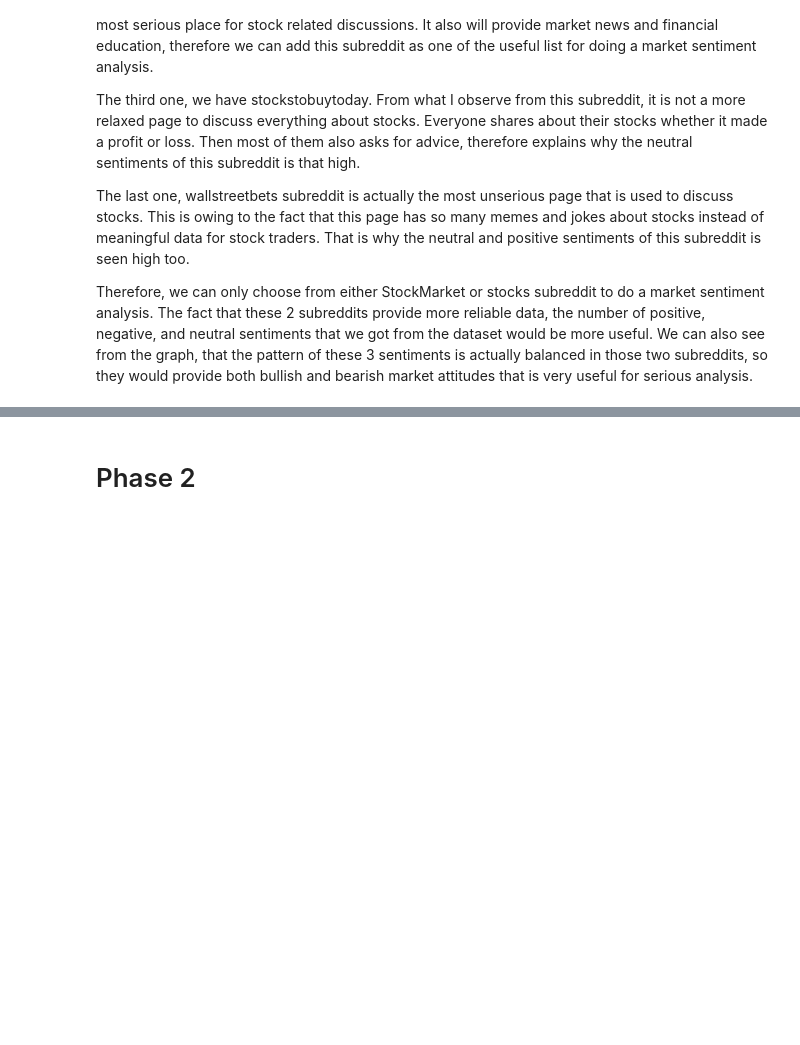
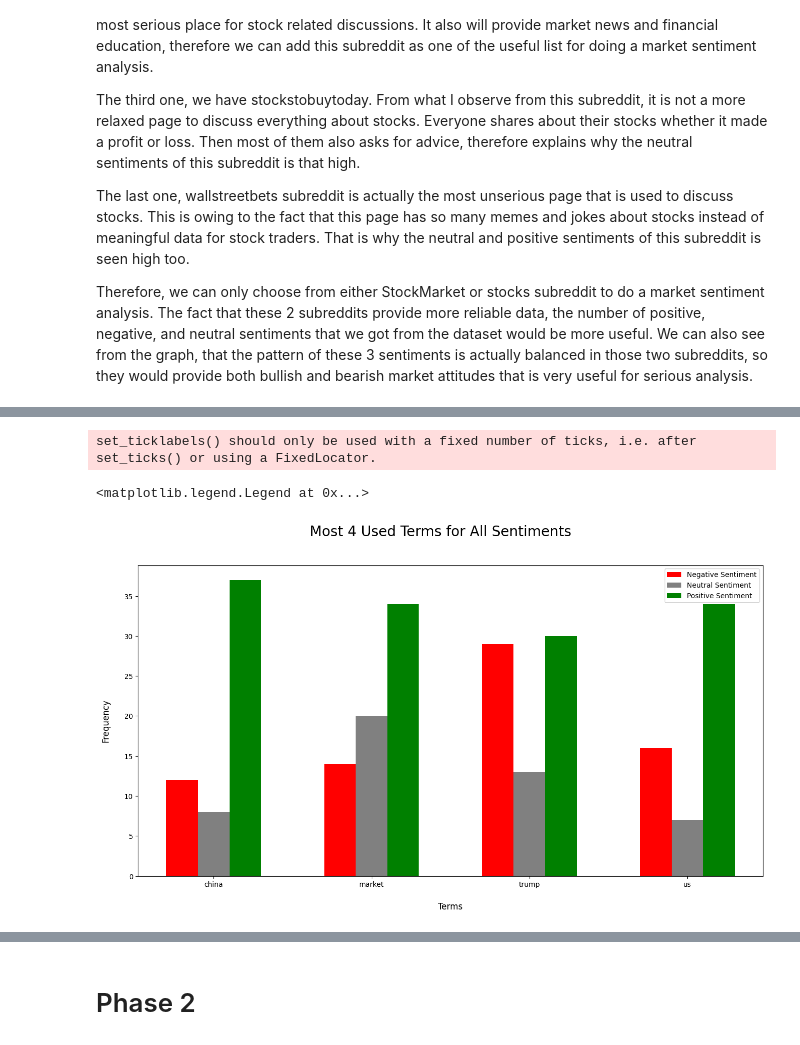
Before and after one commit to Osiris181/DM2025-Lab1-Exercise, a Jupyter notebook: DM2025-Lab1-Homework.ipynb, the cells around one changed output, grey strips where cells are left out. Drawn from its saved outputs; the diff is of its cells as text; code cells hidden in the pictures; blank space fills up the shorter version.

Commit message:
added new visualization

```diff
--- a/DM2025-Lab1-Homework.ipynb
+++ b/DM2025-Lab1-Homework.ipynb
@@ -771,0 +847,13 @@ Therefore, we can only choose from either StockMarket or stocks subreddit to do
+# %%
+positive_term_data = pd.concat([pd.DataFrame(positive_feature_extract.get_feature_names_out().tolist(), columns=["Features"]), pd.DataFrame(positive_term_frequencies.tolist(), columns=["Frequency"])], axis=1)
+positive_term_data = positive_term_data.sort_values(by="Frequency", ascending=False)
+
+fig = px.bar(x=positive_term_data.Features[:30], y=positive_term_data.Frequency[:30])
+fig.update_layout(
+    title={
+        'text': 'Terms Frequencies of Positive Terms Chart',
+        'x': 0.5,
+        'xanchor': 'center'
+    }
+)
+fig.show()
@@ -771,0 +862,4 @@ Therefore, we can only choose from either StockMarket or stocks subreddit to do
+# %%
+negative_words = negative_term_data[negative_term_data['Features'].isin(['china', 'market', 'us', 'trump'])]
+negative_words = negative_words.sort_index()
+negative_words
@@ -771,0 +872,4 @@ Therefore, we can only choose from either StockMarket or stocks subreddit to do
+# %%
+neutral_words = neutral_term_data[neutral_term_data['Features'].isin(['china', 'market', 'us', 'trump'])]
+neutral_words = neutral_words.sort_index()
+neutral_words
@@ -771,0 +882,4 @@ Therefore, we can only choose from either StockMarket or stocks subreddit to do
+# %%
+positive_words = positive_term_data[positive_term_data['Features'].isin(['china', 'market', 'us', 'trump'])]
+positive_words = positive_words.sort_index()
+positive_words
@@ -771,0 +892,22 @@ Therefore, we can only choose from either StockMarket or stocks subreddit to do
+# %%
+x_pos = np.arange(len(negative_words))
+width = 0.2
+bar2_width = [width + x for x in x_pos]
+bar3_width = [width + x for x in bar2_width]
+x_pos
+
+fig, ax = plt.subplots(figsize=(16, 8))
+fig.suptitle("Most 4 Used Terms for All Sentiments", fontsize=20)
+
+ax.bar(x_pos, negative_words.Frequency, label="Negative Sentiment", width=width, color='red')
+ax.bar(bar2_width, neutral_words.Frequency, label="Neutral Sentiment", width=width, color='gray')
+ax.bar(bar3_width, positive_words.Frequency, label="Positive Sentiment", width=width, color='green')
+ax.set_xticklabels(negative_words.Features)
+ax.set_xticks(bar2_width)
+ax.set_xlabel("Terms", fontsize=12, labelpad=20)
+ax.set_ylabel("Frequency", fontsize=12, labelpad=20)
+ax.legend()
+# %% [output]
+set_ticklabels() should only be used with a fixed number of ticks, i.e. after set_ticks() or using a FixedLocator.
+<matplotlib.legend.Legend at 0x...>
+[figure, added]
```
Also changed, not shown: parts of 19 cells of this notebook.
